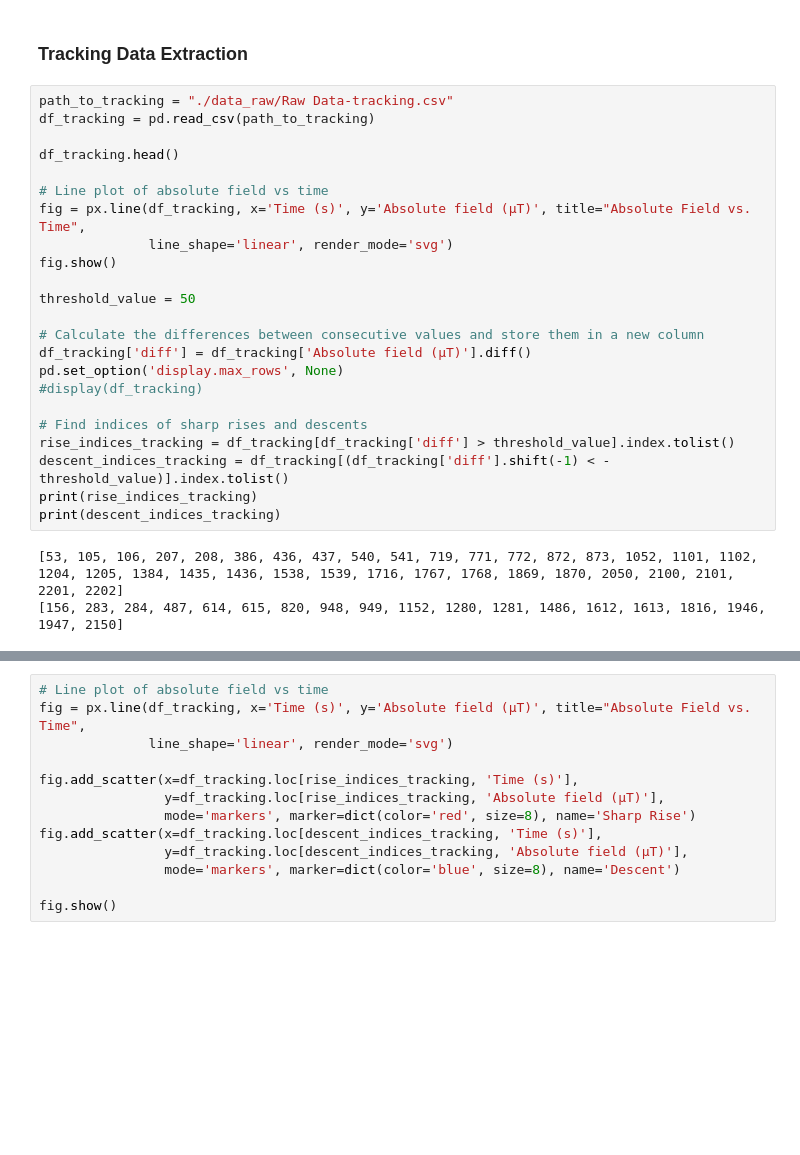
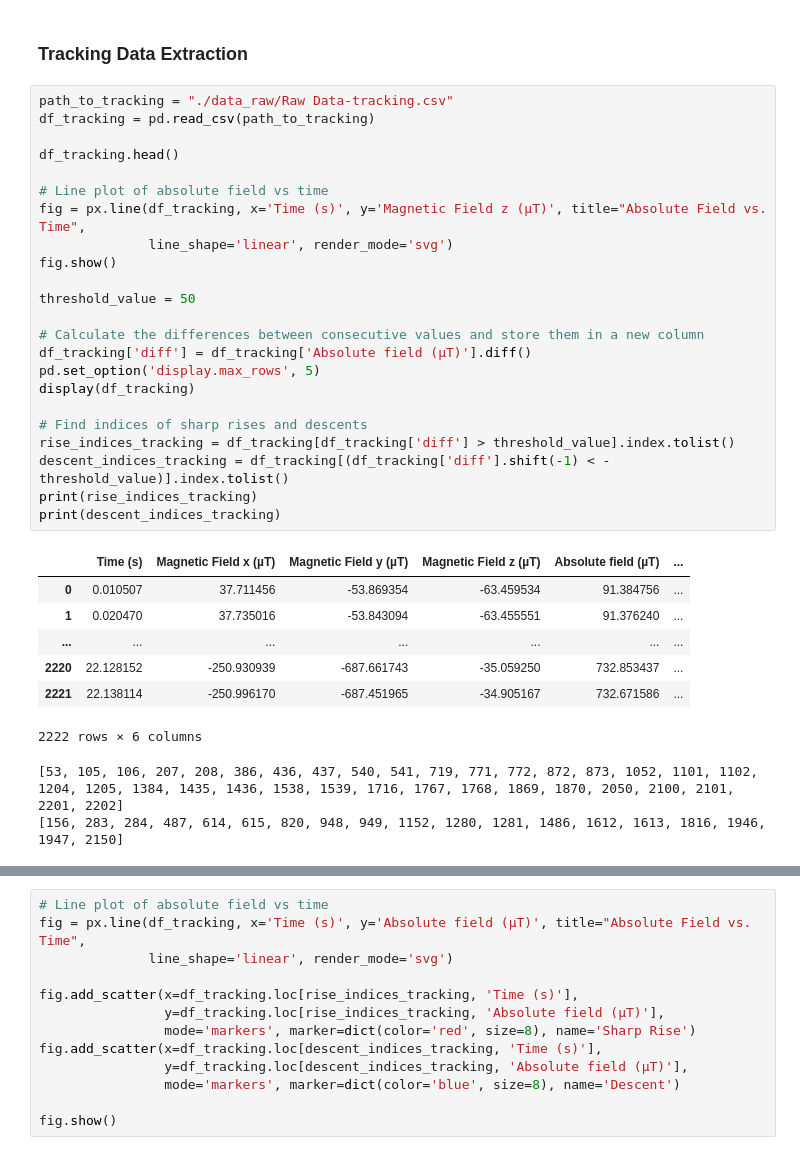
Before and after one commit to rohangirishrao/ssp_fhnw, a Jupyter notebook: project.ipynb, the cells around one changed output, grey strips where cells are left out. Saved outputs shown, nothing was run; the diff lists cells and outputs as text; blank space fills up the shorter version.

```diff
--- a/project.ipynb
+++ b/project.ipynb
@@ -112,26 +112,33 @@ The Pearson R coefficient for the measured means is:  0.999999528186711
 # %%
 path_to_tracking = "./data_raw/Raw Data-tracking.csv"
 df_tracking = pd.read_csv(path_to_tracking)
 
 df_tracking.head()
 
 # Line plot of absolute field vs time
-fig = px.line(df_tracking, x='Time (s)', y='Absolute field (µT)', title="Absolute Field vs. Time",
+fig = px.line(df_tracking, x='Time (s)', y='Magnetic Field z (µT)', title="Absolute Field vs. Time",
               line_shape='linear', render_mode='svg')
 fig.show()
 
 threshold_value = 50
 
 # Calculate the differences between consecutive values and store them in a new column
 df_tracking['diff'] = df_tracking['Absolute field (µT)'].diff()
-pd.set_option('display.max_rows', None)
-#display(df_tracking)
+pd.set_option('display.max_rows', 5)
+display(df_tracking)
 
 # Find indices of sharp rises and descents
 rise_indices_tracking = df_tracking[df_tracking['diff'] > threshold_value].index.tolist()
 descent_indices_tracking = df_tracking[(df_tracking['diff'].shift(-1) < -threshold_value)].index.tolist()
 print(rise_indices_tracking)
 print(descent_indices_tracking)
 # %% [output]
+|  | Time (s) | Magnetic Field x (µT) | Magnetic Field y (µT) | Magnetic Field z (µT) | Absolute field (µT) | ... |
+| 0 | 0.010507 | 37.711456 | -53.869354 | -63.459534 | 91.384756 | ... |
+| 1 | 0.020470 | 37.735016 | -53.843094 | -63.455551 | 91.376240 | ... |
+| ... | ... | ... | ... | ... | ... | ... |
+| 2220 | 22.128152 | -250.930939 | -687.661743 | -35.059250 | 732.853437 | ... |
+| 2221 | 22.138114 | -250.996170 | -687.451965 | -34.905167 | 732.671586 | ... |
-[53, 105, 106, 207, 208, 386, 436, 437, 540, 541, 719, 771, 772, 872, 873, 1052, 1101, 1102, 1204, 1205, 1384, 1435, 1436, 1538, 1539, 1716, 1767, 1768, 1869, 1870, 2050, 2100, 2101, 2201, 2202]
-[156, 283, 284, 487, 614, 615, 820, 948, 949, 1152, 1280, 1281, 1486, 1612, 1613, 1816, 1946, 1947, 2150]
+2222 rows × 6 columns
+[53, 105, 106, 207, 208, 386, 436, 437, 540, 541, 719, 771, 772, 872, 873, 1052, 1101, 1102, 1204, 1205, 1384, 1435, 1436, 1538, 1539, 1716, 1767, 1768, 1869, 1870, 2050, 2100, 2101, 2201, 2202]
+[156, 283, 284, 487, 614, 615, 820, 948, 949, 1152, 1280, 1281, 1486, 1612, 1613, 1816, 1946, 1947, 2150]
```
Also changed, not shown: parts of 5 cells of this notebook.
